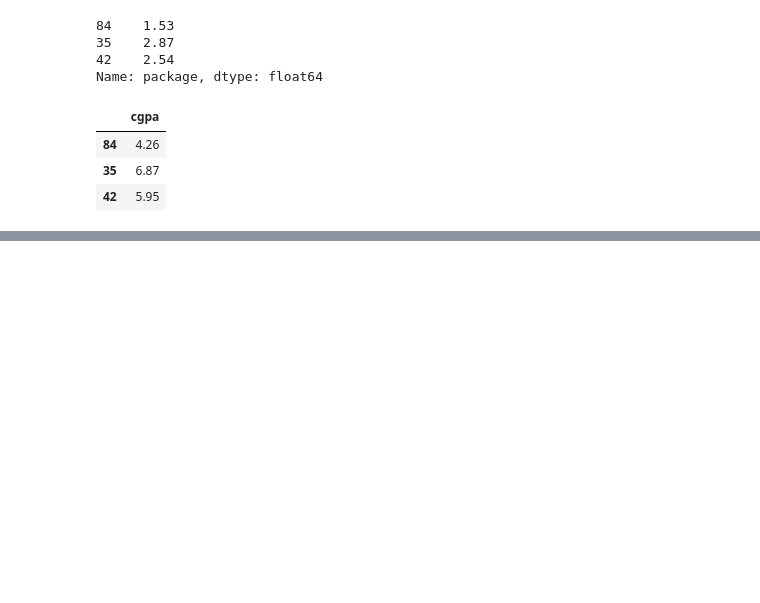
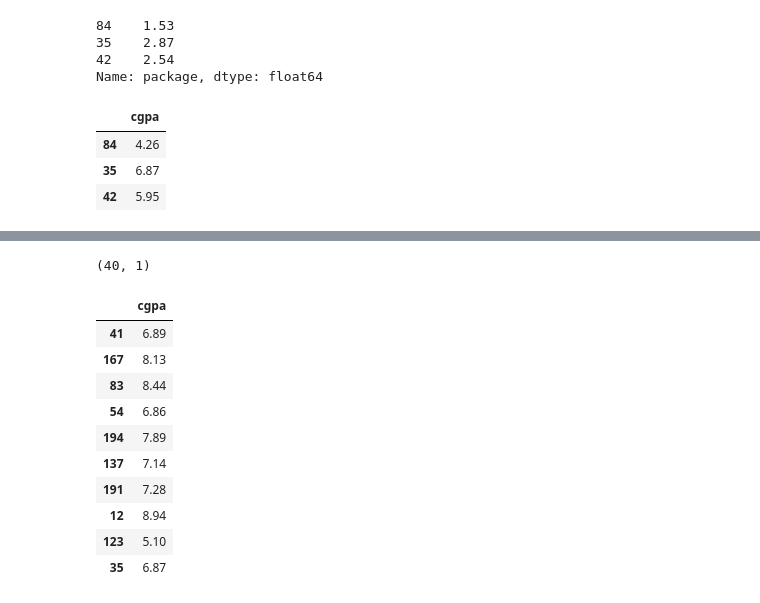
Before and after one commit to banvro/9-20-to-11-python-batch-august, a Jupyter notebook: start ai december/start-linear-regression.ipynb, the cells around one changed output, grey strips where cells are left out. Drawn from its saved outputs; the diff is of its cells as text; code cells hidden in the pictures; blank space fills up the shorter version.

```diff
--- a/start ai december/start-linear-regression.ipynb
+++ b/start ai december/start-linear-regression.ipynb
@@ -155,0 +156,18 @@ array([2.41233867])
+# %%
+x_test.shape
+# %% [output]
+(40, 1)
+# %%
+x_test.head(10)
+# %% [output]
+|  | cgpa |
+| 41 | 6.89 |
+| 167 | 8.13 |
+| 83 | 8.44 |
+| 54 | 6.86 |
+| 194 | 7.89 |
+| 137 | 7.14 |
+| 191 | 7.28 |
+| 12 | 8.94 |
+| 123 | 5.10 |
+| 35 | 6.87 |
```
Also changed, not shown: parts of 12 cells of this notebook.
